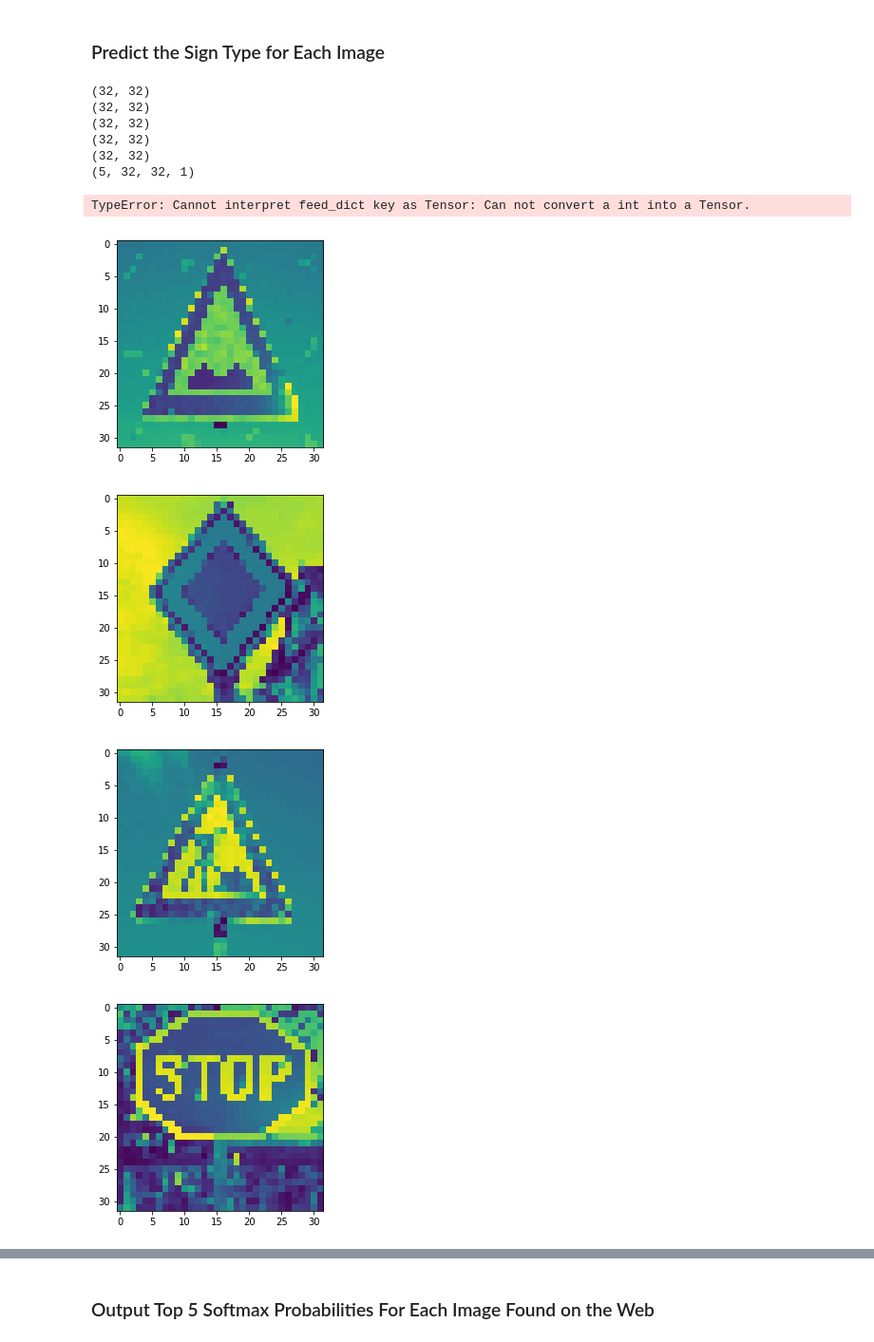
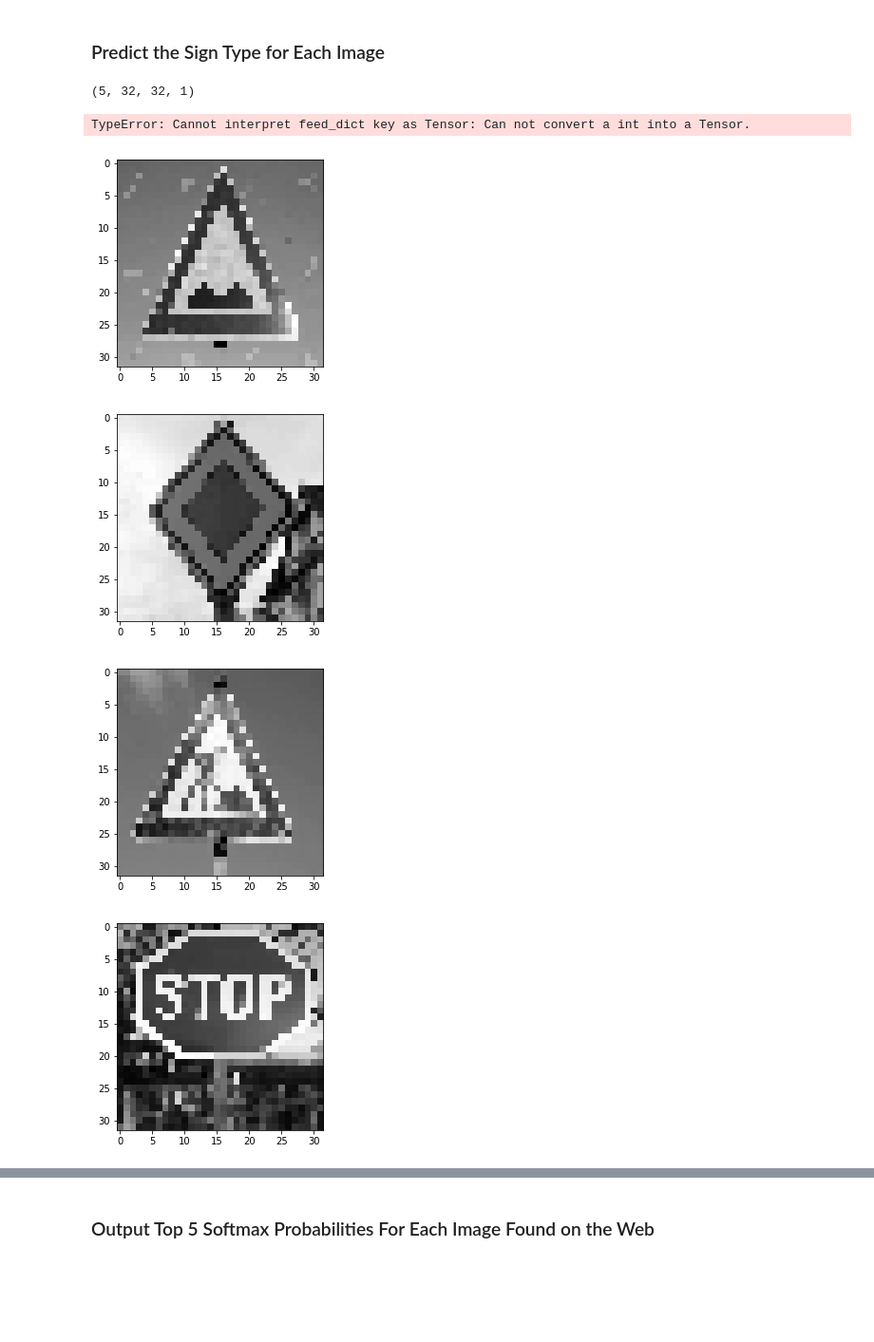
Before and after one commit to jordancharest/Traffic-Sign-Classifier, a Jupyter notebook: Traffic_Sign_Classifier.ipynb, the cells around one changed output, grey strips where cells are left out. Shown at 95% size. Drawn from its saved outputs; the diff is of its cells as text; code cells hidden in the pictures; blank space fills up the shorter version.

```diff
--- a/Traffic_Sign_Classifier.ipynb
+++ b/Traffic_Sign_Classifier.ipynb
@@ -332,7 +332,7 @@ import matplotlib.image as mpimg
 # output five test images
 for img in os.listdir("test/"):
     plt.figure()
-    plt.imshow(cv2.imread("./test/" + img))
+    plt.imshow(cv2.imread("./test/" + img), cmap='gray')
     plt.title(img)
 # %% [output]
 [figure]
@@ -345,38 +345,32 @@ for img in os.listdir("test/"):
 # %%
 processed_test = []
 test_names = []
 
 # preprocess
 for file in os.listdir("test/"):
     img = cv2.resize(cv2.imread("./test/" + file), (32,32))
     img = grayscale(img)          # same preprocessing as the training data
     img = normalize_grayscale(img)
     plt.figure()
-    plt.imshow(img)
-    print(img.shape)
+    plt.imshow(img, cmap='gray')
     processed_test.append(img)
     test_names.append(file)
 
 processed_test = np.array(processed_test)
 processed_test = processed_test[..., newaxis]
 test_labels = [22,12,25,14,13]
 
 print(processed_test.shape)
 
 # run through the model
 with tf.Session() as sess:
     sess.run(tf.global_variables_initializer())
     test_accuracy = evaluate(processed_test, test_labels)
     print("Accuracy: {}".format(test_accuracy))
 # %% [output]
-(32, 32)
-(32, 32)
-(32, 32)
-(32, 32)
-(32, 32)
 (5, 32, 32, 1)
 TypeError: Cannot interpret feed_dict key as Tensor: Can not convert a int into a Tensor.
-[figure, old version]
+[figure, new version]
-[figure, old version]
+[figure, new version]
-[figure, old version]
+[figure, new version]
-[figure, old version]
+[figure, new version]
```
Also changed, not shown: parts of 7 cells of this notebook.
